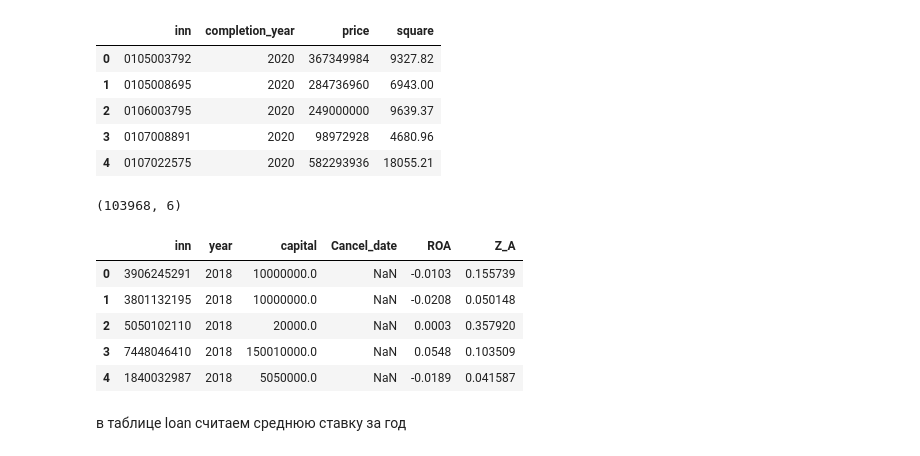
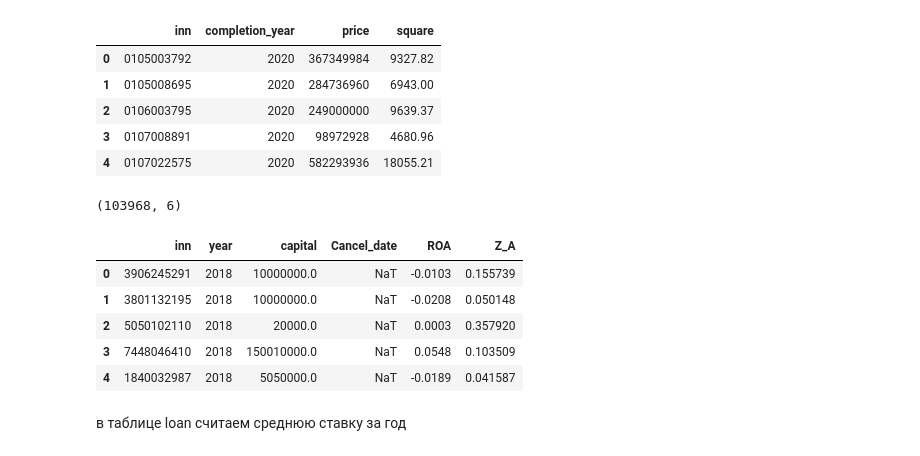
Before and after one commit to amsergeev/AIGK_j, a Jupyter notebook: bankrupt_prob.ipynb, the cells around one changed output. Cells and saved outputs as stored; diff of their text form; code cells hidden in the pictures.

```diff
--- a/bankrupt_prob.ipynb
+++ b/bankrupt_prob.ipynb
@@ -94,16 +98,17 @@ pdfNoza.head()
 # %%
 pdfSPARK=pd.read_sql(strSELECT_spark, con=conWork)
 pdfSPARK.replace({None:np.nan}, inplace=True)
+pdfSPARK['Cancel_date']=pd.to_datetime(pdfSPARK['Cancel_date'])
 print(pdfSPARK.shape)
 pdfSPARK.head()
 # %% [output]
 (103968, 6)
 |  | inn | year | capital | Cancel_date | ROA | Z_A |
-| 0 | 3906245291 | 2018 | 10000000.0 | NaN | -0.0103 | 0.155739 |
-| 1 | 3801132195 | 2018 | 10000000.0 | NaN | -0.0208 | 0.050148 |
-| 2 | 5050102110 | 2018 | 20000.0 | NaN | 0.0003 | 0.357920 |
-| 3 | 7448046410 | 2018 | 150010000.0 | NaN | 0.0548 | 0.103509 |
-| 4 | 1840032987 | 2018 | 5050000.0 | NaN | -0.0189 | 0.041587 |
+| 0 | 3906245291 | 2018 | 10000000.0 | NaT | -0.0103 | 0.155739 |
+| 1 | 3801132195 | 2018 | 10000000.0 | NaT | -0.0208 | 0.050148 |
+| 2 | 5050102110 | 2018 | 20000.0 | NaT | 0.0003 | 0.357920 |
+| 3 | 7448046410 | 2018 | 150010000.0 | NaT | 0.0548 | 0.103509 |
+| 4 | 1840032987 | 2018 | 5050000.0 | NaT | -0.0189 | 0.041587 |
 # %% [markdown]
 в таблице loan считаем среднюю ставку за год
 # %%
```
Also changed, not shown: parts of 26 cells of this notebook, 1 other file.
